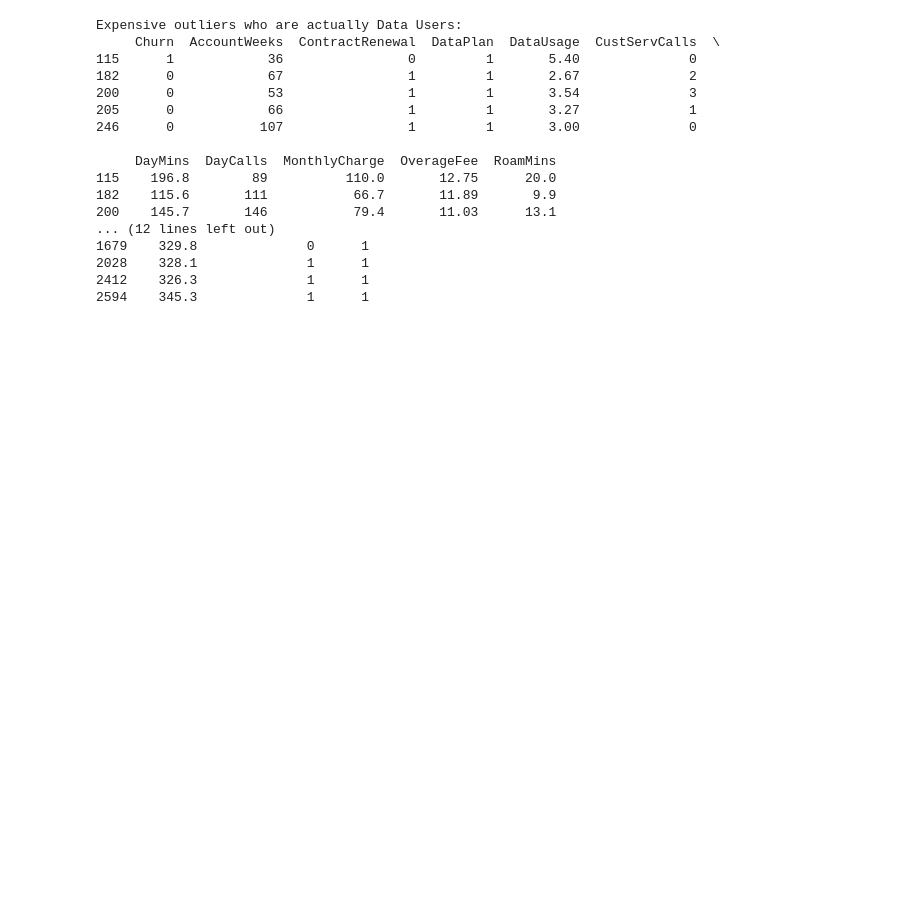
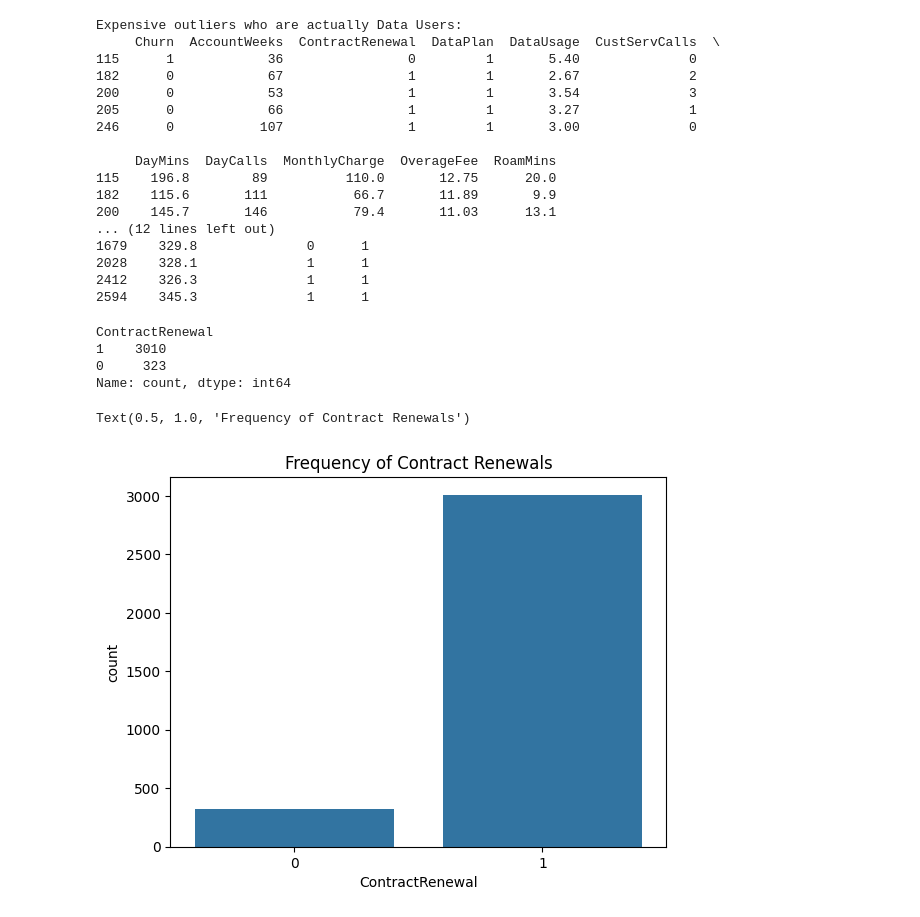
Before and after one commit to Francesca9933/ml-customer-churn-prediction, a Jupyter notebook: customer_churn_prediction.ipynb, the cells around one changed output. Drawn from its saved outputs; the diff is of its cells as text; code cells hidden in the pictures; blank space fills up the shorter version.

```diff
--- a/customer_churn_prediction.ipynb
+++ b/customer_churn_prediction.ipynb
@@ -351,3 +357,17 @@ Expensive outliers who are actually Data Users:
 2028    328.1              1      1
 2412    326.3              1      1
 2594    345.3              1      1
+# %%
+# The correct way to look at ContractRenewal
+print(df['ContractRenewal'].value_counts())
+
+# Or visually:
+sns.countplot(x='ContractRenewal', data=df)
+plt.title('Frequency of Contract Renewals')
+# %% [output]
+ContractRenewal
+1    3010
+0     323
+Name: count, dtype: int64
+Text(0.5, 1.0, 'Frequency of Contract Renewals')
+[figure, added]
```
Also changed, not shown: parts of 1 cell of this notebook, 1 other file.
